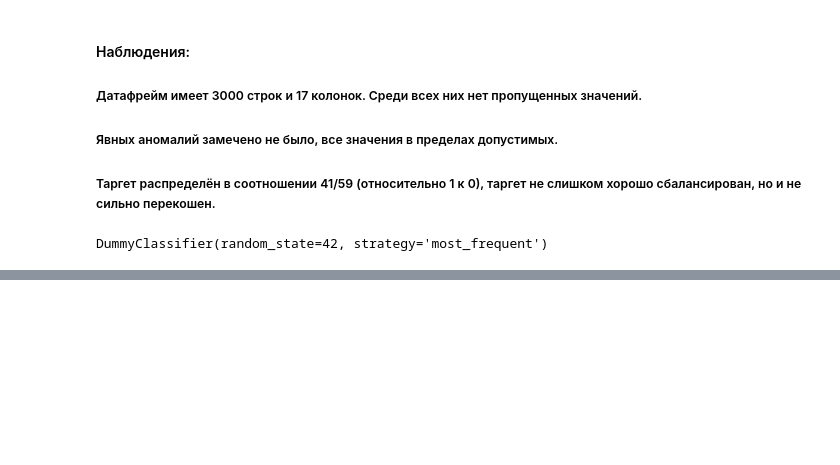
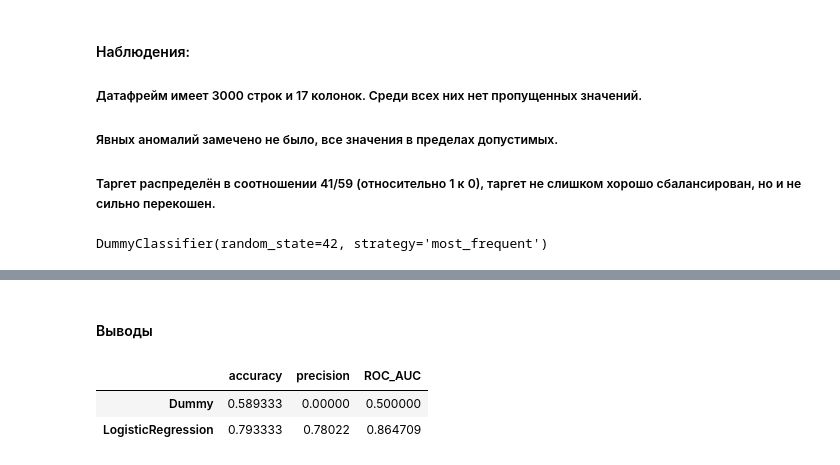
Before and after one commit to 7efirochka/aie-student-prod, a Jupyter notebook: homeworks/HW05/HW05.ipynb, the cells around one changed output, grey strips where cells are left out. Saved outputs shown, nothing was run; the diff lists cells and outputs as text; code cells hidden in the pictures; blank space fills up the shorter version.

```diff
--- a/homeworks/HW05/HW05.ipynb
+++ b/homeworks/HW05/HW05.ipynb
@@ -101,0 +147,14 @@ Accuracy: 0.5893333333333334
+# %%
+acc_log_reg = accuracy_score(y_test, y_best_pred)
+preci_log_reg = precision_score(y_test, y_best_pred, zero_division=0)
+avr_percip_acore_log_reg = average_precision_score(y_test, y_best_pred_proba)
+
+print(f"Accuracy: {acc_log_reg}" )
+print(f"Precision: {preci_log_reg }")
+print(f"Average precision score: {avr_percip_acore_log_reg}")
+
+try:
+    roc_log_reg = roc_auc_score(y_test, y_best_pred_proba)
+    print(f"ROC_AUC: {roc_log_reg}")
+except:
+    print("Не удалось найти ROC_AUС")
@@ -101,0 +189,13 @@ Accuracy: 0.5893333333333334
+# %% [markdown]
+#### Выводы
+# %%
+data = [
+    [acc_dum, prec_dum, roc_dum],
+    [acc_log_reg, preci_log_reg, roc_log_reg]
+]
+conclus = pd.DataFrame(data = data, index=["Dummy", "LogisticRegression"], columns= ["accuracy", "precision", "ROC_AUC"])
+conclus
+# %% [output]
+|  | accuracy | precision | ROC_AUC |
+| Dummy | 0.589333 | 0.00000 | 0.500000 |
+| LogisticRegression | 0.793333 | 0.78022 | 0.864709 |
```
Also changed, not shown: parts of 15 cells of this notebook.
